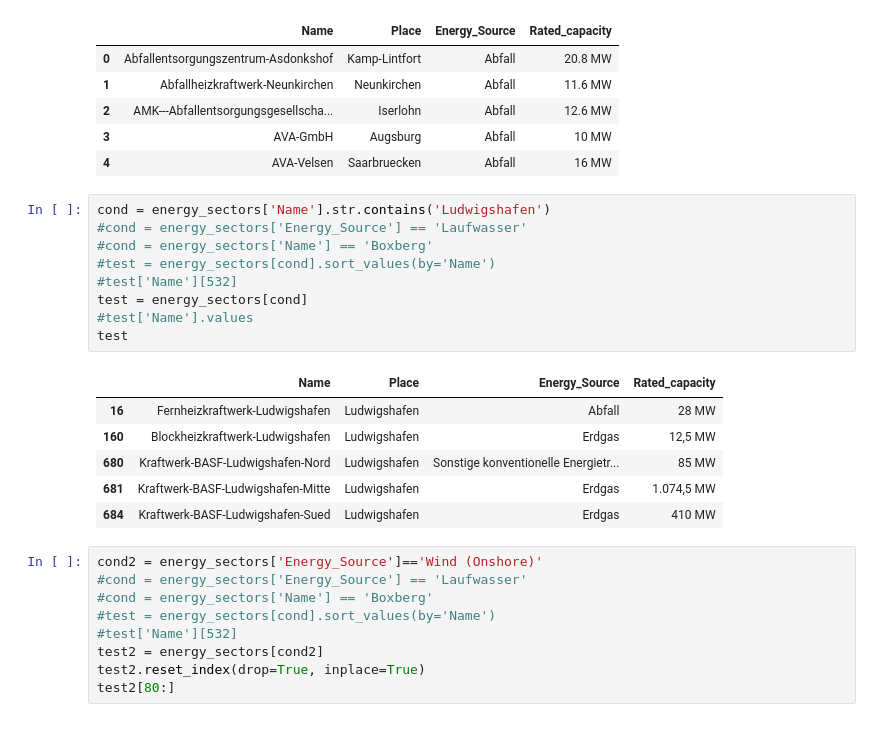
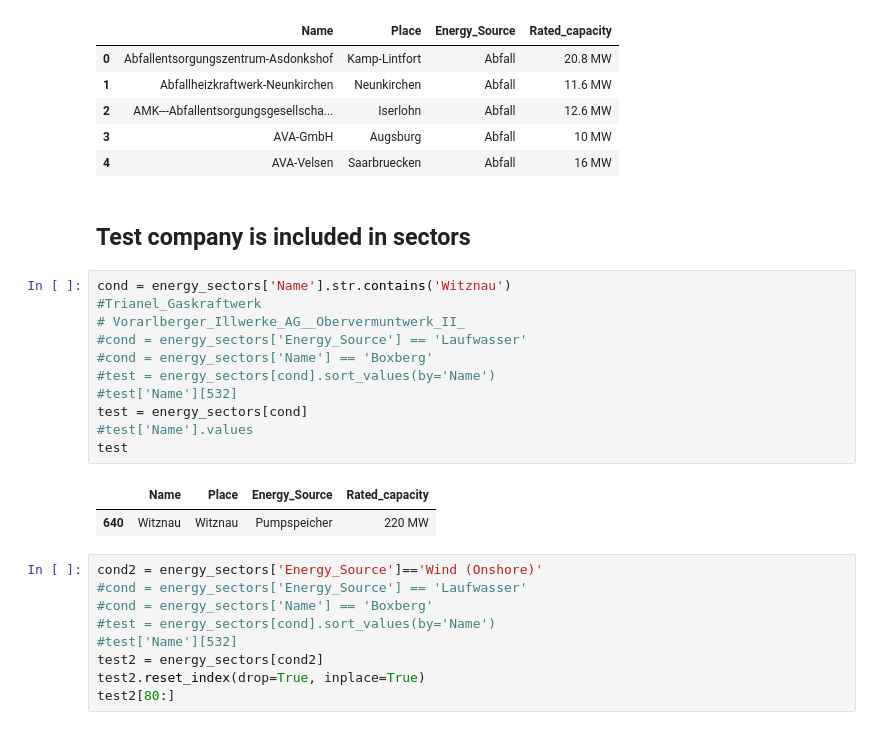
Before and after one commit to Arassc/energy-analysis-and-predictions, a Jupyter notebook: notebooks/power_data_test.ipynb, the cells around one changed output. Drawn from its saved outputs; the diff is of its cells as text.

Commit message:
final load power data per sector

```diff
--- a/notebooks/power_data_test.ipynb
+++ b/notebooks/power_data_test.ipynb
@@ -52,22 +55,22 @@ energy_sectors.head()
 | 2 | AMK---Abfallentsorgungsgesellscha... | Iserlohn | Abfall | 12.6 MW |
 | 3 | AVA-GmbH | Augsburg | Abfall | 10 MW |
 | 4 | AVA-Velsen | Saarbruecken | Abfall | 16 MW |
+# %% [markdown]
+## Test company is included in sectors
 # %%
-cond = energy_sectors['Name'].str.contains('Ludwigshafen')
+cond = energy_sectors['Name'].str.contains('Witznau')
+#Trianel_Gaskraftwerk
+# Vorarlberger_Illwerke_AG__Obervermuntwerk_II_
 #cond = energy_sectors['Energy_Source'] == 'Laufwasser'
 #cond = energy_sectors['Name'] == 'Boxberg'
 #test = energy_sectors[cond].sort_values(by='Name')
 #test['Name'][532]
 test = energy_sectors[cond]
 #test['Name'].values
 test
 # %% [output]
 |  | Name | Place | Energy_Source | Rated_capacity |
-| 16 | Fernheizkraftwerk-Ludwigshafen | Ludwigshafen | Abfall | 28 MW |
-| 160 | Blockheizkraftwerk-Ludwigshafen | Ludwigshafen | Erdgas | 12,5 MW |
-| 680 | Kraftwerk-BASF-Ludwigshafen-Nord | Ludwigshafen | Sonstige konventionelle Energietr... | 85 MW |
-| 681 | Kraftwerk-BASF-Ludwigshafen-Mitte | Ludwigshafen | Erdgas | 1.074,5 MW |
-| 684 | Kraftwerk-BASF-Ludwigshafen-Sued | Ludwigshafen | Erdgas | 410 MW |
+| 640 | Witznau | Witznau | Pumpspeicher | 220 MW |
 # %%
 cond2 = energy_sectors['Energy_Source']=='Wind (Onshore)'
 #cond = energy_sectors['Energy_Source'] == 'Laufwasser'
```
Also changed, not shown: parts of 27 cells of this notebook, 2 other files.
